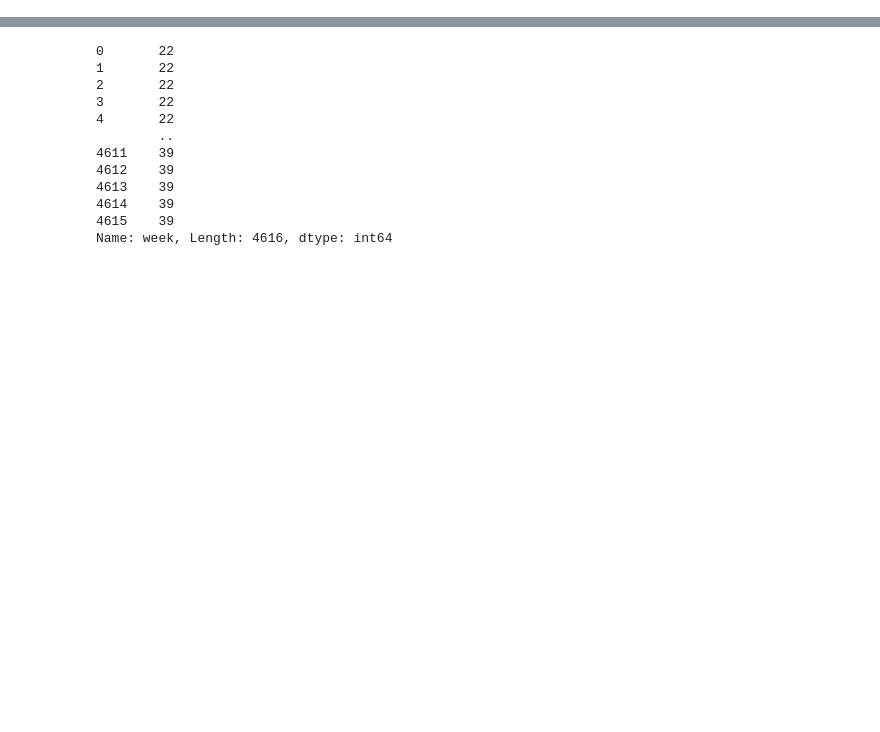
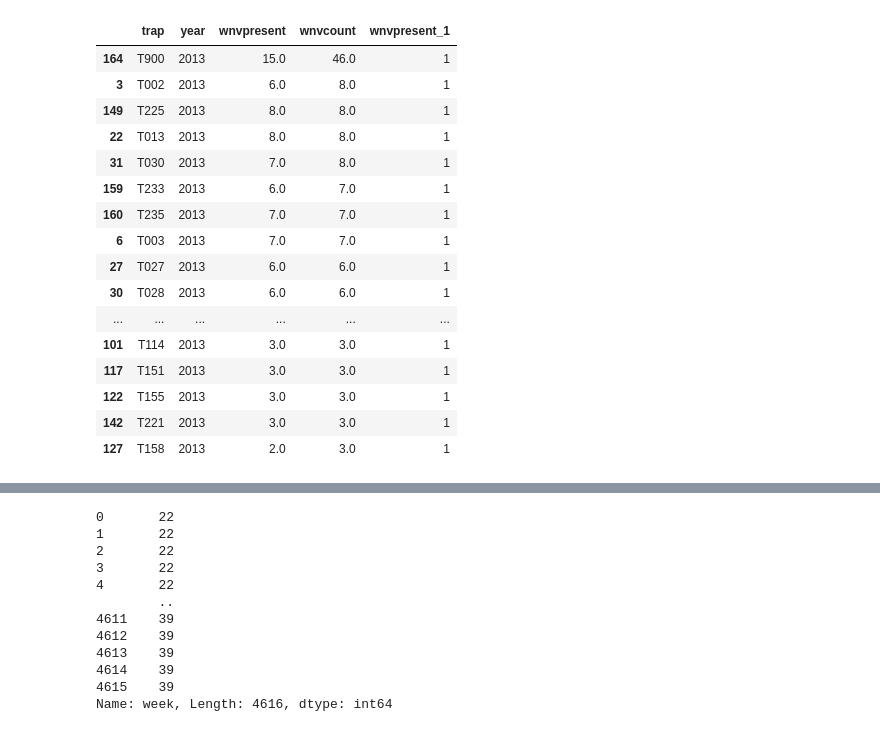
Before and after one commit to msamhz/GA-Project_4, a Jupyter notebook: code/test_data.ipynb, the cells around one changed output, grey strips where cells are left out. Cells and saved outputs as stored; diff of their text form; code cells hidden in the pictures; blank space fills up the shorter version.

```diff
--- a/code/test_data.ipynb
+++ b/code/test_data.ipynb
@@ -805,0 +325,22 @@ t1.loc[(t1['hl']==0) & t1['preciptotal']>0, 'preciptotal'].hist(bins=50)
+# %%
+betw_year.loc[(betw_year['year']==2013)
+              & (betw_year['wnvcount']>2)
+              ,:].sort_values('wnvcount', ascending=False)
+# %% [output]
+|  | trap | year | wnvpresent | wnvcount | wnvpresent_1 |
+| 164 | T900 | 2013 | 15.0 | 46.0 | 1 |
+| 3 | T002 | 2013 | 6.0 | 8.0 | 1 |
+| 149 | T225 | 2013 | 8.0 | 8.0 | 1 |
+| 22 | T013 | 2013 | 8.0 | 8.0 | 1 |
+| 31 | T030 | 2013 | 7.0 | 8.0 | 1 |
+| 159 | T233 | 2013 | 6.0 | 7.0 | 1 |
+| 160 | T235 | 2013 | 7.0 | 7.0 | 1 |
+| 6 | T003 | 2013 | 7.0 | 7.0 | 1 |
+| 27 | T027 | 2013 | 6.0 | 6.0 | 1 |
+| 30 | T028 | 2013 | 6.0 | 6.0 | 1 |
+| ... | ... | ... | ... | ... | ... |
+| 101 | T114 | 2013 | 3.0 | 3.0 | 1 |
+| 117 | T151 | 2013 | 3.0 | 3.0 | 1 |
+| 122 | T155 | 2013 | 3.0 | 3.0 | 1 |
+| 142 | T221 | 2013 | 3.0 | 3.0 | 1 |
+| 127 | T158 | 2013 | 2.0 | 3.0 | 1 |
```
Also changed, not shown: parts of 116 cells of this notebook.
